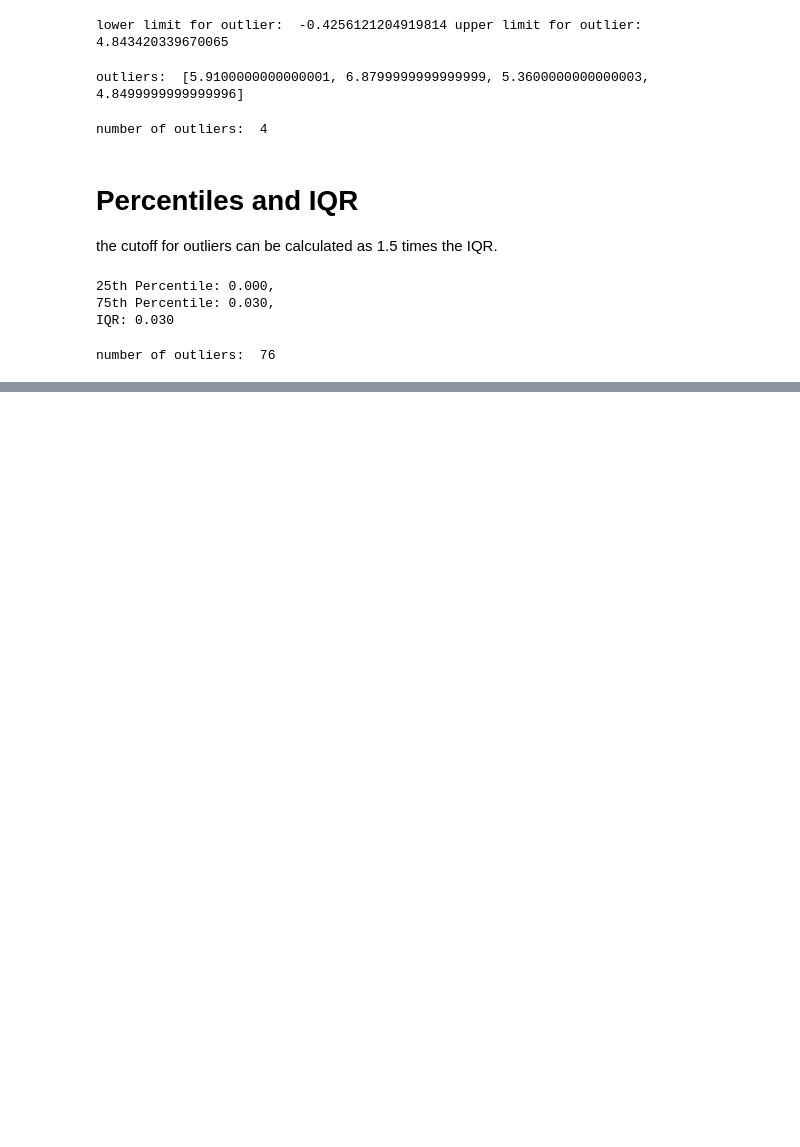
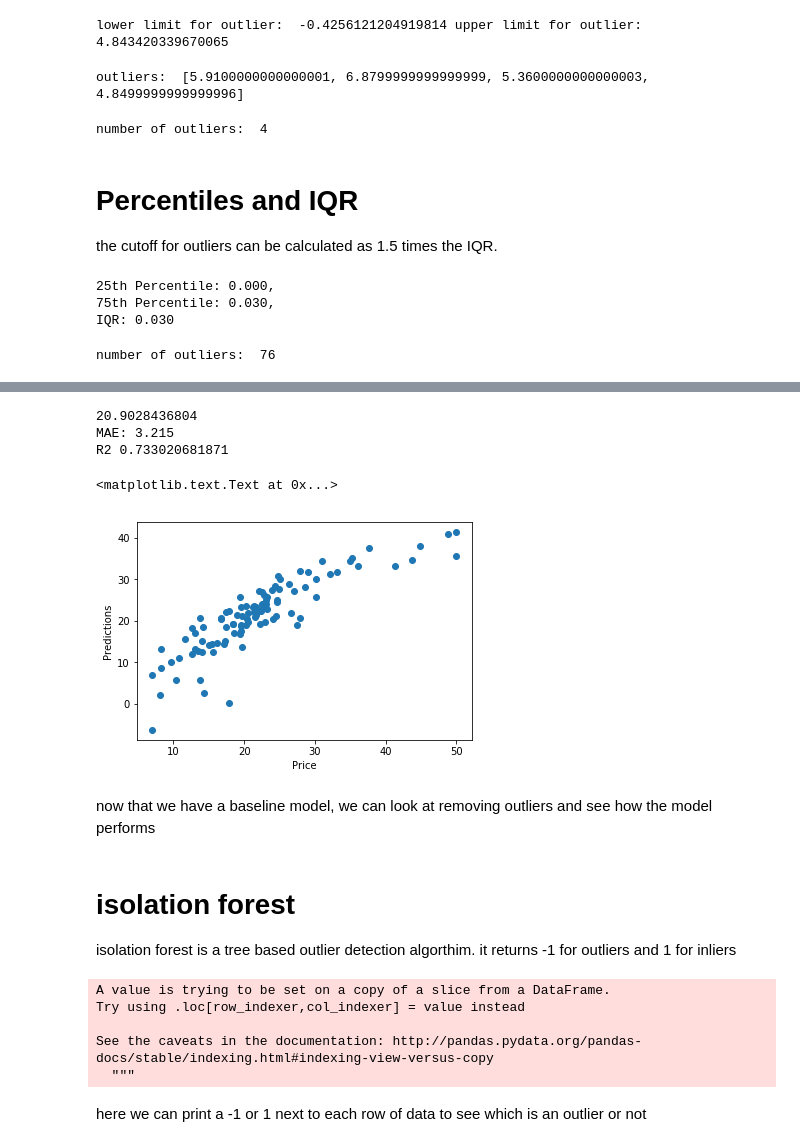
Before and after one commit to VMawson/Data_Science_Tutorials, a Jupyter notebook: DescriptiveStats-quartiles&outliers.ipynb, the cells around one changed output, grey strips where cells are left out. Drawn from its saved outputs; the diff is of its cells as text; code cells hidden in the pictures; blank space fills up the shorter version.

```diff
--- a/DescriptiveStats-quartiles&outliers.ipynb
+++ b/DescriptiveStats-quartiles&outliers.ipynb
@@ -254,0 +271,4 @@ number of outliers:  76
+# %%
+#target data needs to be added to our dataset
+boston_data['PRICE']=load_boston().target
+boston_data.head()
@@ -254,0 +284,12 @@ number of outliers:  76
+# %%
+# the x data will be all columns in our dataset minus the last column- the price, which will be our price column.
+x, y = boston_data.iloc[:, :-1], boston_data.iloc[:, -1]
+# %%
+# split our data into x and y training and testing datasets
+x_train, x_test, y_train, y_test = train_test_split(x, y, test_size = 0.2, random_state = 5)
+print(x_train.shape)
+print(x_train.head())
+print(x_test.shape)
+print(y_train.shape)
+print(y_test.shape)
+print(y_test.head())
@@ -254,0 +314,41 @@ number of outliers:  76
+# %%
+lr=LinearRegression()
+lr.fit(x_train, y_train)
+y_pred = lr.predict(x_test)
+mse = sklearn.metrics.mean_squared_error(y_test, y_pred)
+print(mse)
+mae = sklearn.metrics.mean_absolute_error(y_test, y_pred)
+print('MAE: %.3f' % mae)
+r2=sklearn.metrics.r2_score(y_test, y_pred)
+print('R2', r2)
+# %% [output]
+20.9028436804
+MAE: 3.215
+R2 0.733020681871
+# %%
+plt.scatter(y_test, y_pred)
+plt.xlabel('Price')
+plt.ylabel('Predictions')
+# %% [output]
+<matplotlib.text.Text at 0x...>
+[figure, added]
+# %% [markdown]
+now that we have a baseline model, we can look at removing outliers and see how the model performs
+# %% [markdown]
+# isolation forest
+isolation forest is a tree based outlier detection algorthim.
+it returns -1 for outliers and 1 for inliers
+# %%
+from sklearn.ensemble import IsolationForest
+iso = IsolationForest(contamination=0.1)
+iso.fit(x_train)
+outlier= iso.predict(x_train)
+x_train['outlier']=iso.predict(x_train)
+# %% [output]
+A value is trying to be set on a copy of a slice from a DataFrame.
+Try using .loc[row_indexer,col_indexer] = value instead
+
+See the caveats in the documentation: http://pandas.pydata.org/pandas-docs/stable/indexing.html#indexing-view-versus-copy
+  """
+# %% [markdown]
+here we can print a -1 or 1 next to each row of data to see which is an outlier or not
```
Also changed, not shown: parts of 15 cells of this notebook.
